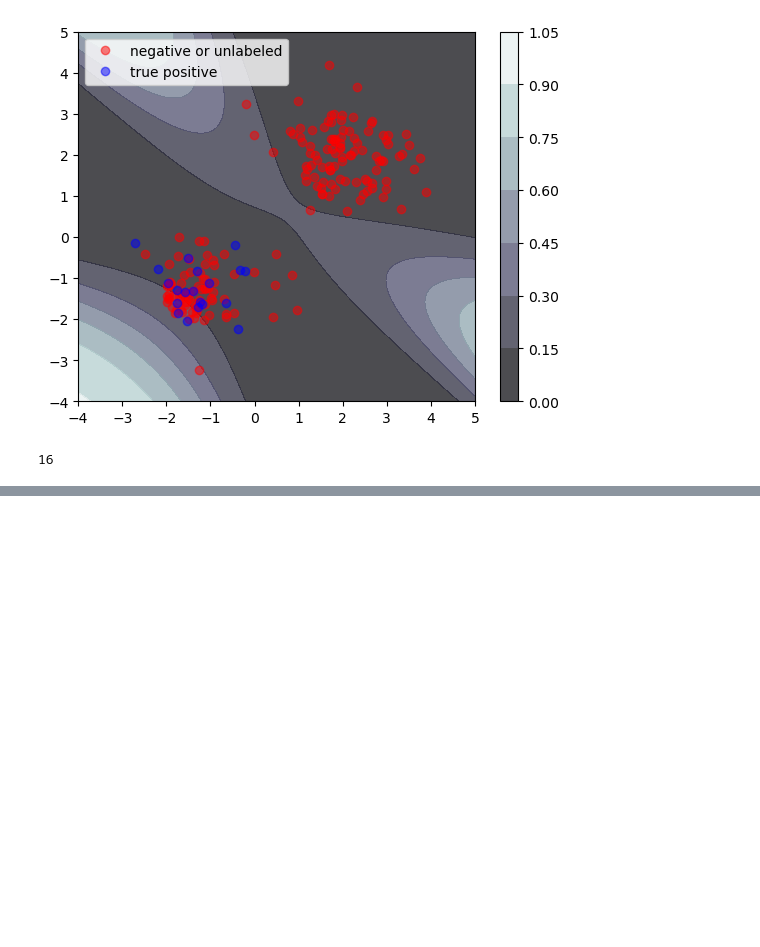
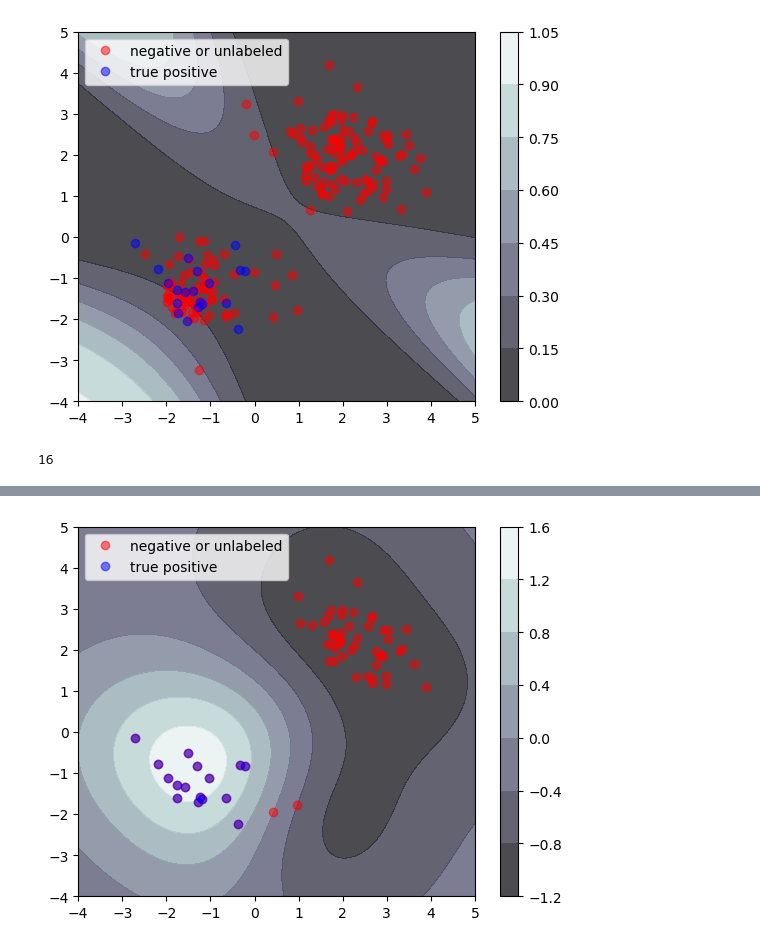
Before and after one commit to tpaquier/material_science, a Jupyter notebook: Comparative_tests.ipynb, the cells around one changed output, grey strips where cells are left out. Cells and saved outputs as stored; diff of their text form; code cells hidden in the pictures; blank space fills up the shorter version.

Commit message:
test separable data pgpu for report done

```diff
--- a/Comparative_tests.ipynb
+++ b/Comparative_tests.ipynb
@@ -167,0 +201,3 @@ probas_gap = probas[:,1] - probas[:,0]
+# %%
+n_labels = labeled_data.shape[0]
+n_unlabeled = unlabeled_data.shape[0]
@@ -167,0 +229,31 @@ probas_gap = probas[:,1] - probas[:,0]
+# %%
+#matrices used to set the optimization problem
+B=1000 #as in the article, not said to what it corresponded
+ones_transposed = np.ones(n_labels).reshape(1,n_labels)
+
+a_mat = np.vstack((ones_transposed,ones_transposed*-1,
+                   np.eye(n_labels),np.eye(n_labels)*-1))
+
+epsilon = (np.sqrt(n_labels)-1)/np.sqrt(n_labels)
+ub_mat = np.vstack((n_labels*(1+epsilon),n_labels*(epsilon-1),
+                    np.ones(n_labels).reshape(n_labels,1)*B,
+                    np.zeros(n_labels).reshape(n_labels,1)))
+# %%
+#optimization pb
+beta_opti = solve_qp(P=capital_k,q=kappa,G=a_mat,h=ub_mat,solver='cvxopt')
+# %%
+svm_weighted = SVC().fit(X=labeled_data,y=output_labeled,sample_weight=beta_opti)
+# %%
+xx, yy = np.meshgrid(np.linspace(-4,5,500), np.linspace(-4,5,500))
+Z = svm_weighted.decision_function(np.c_[xx.ravel(), yy.ravel()])
+Z = Z.reshape(xx.shape)
+plt.contourf(xx, yy, Z, alpha=0.75, cmap=plt.cm.bone)
+plt.plot(unlabeled_data[:,0],unlabeled_data[:,1],'or', alpha=0.5, label='negative or unlabeled')
+plt.plot(reliable_positives.to_numpy()[:,0],
+         reliable_positives.to_numpy()[:,1],
+         'ob',alpha=0.5, label='true positive')
+plt.legend()
+plt.colorbar()
+plt.show()
+# %% [output]
+[figure, added]
```
Also changed, not shown: parts of 14 cells of this notebook.
